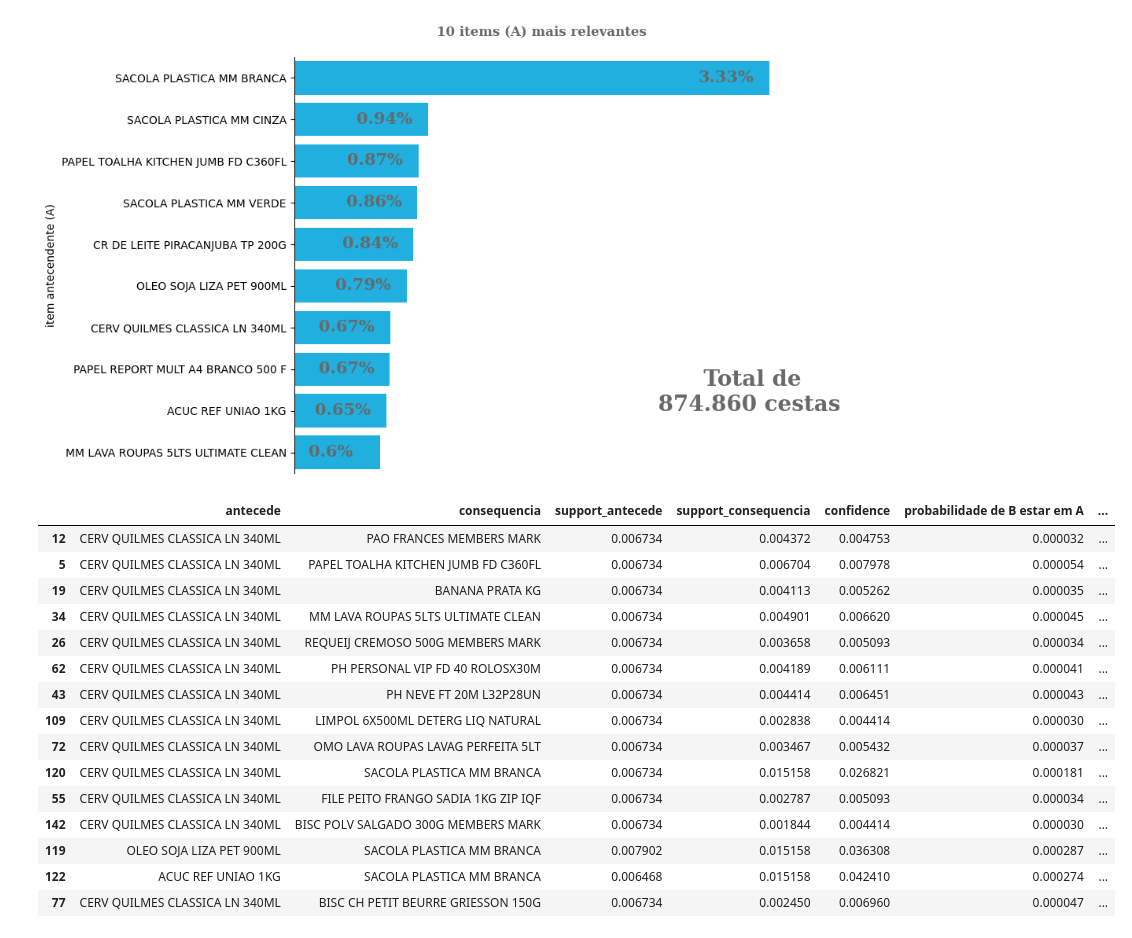
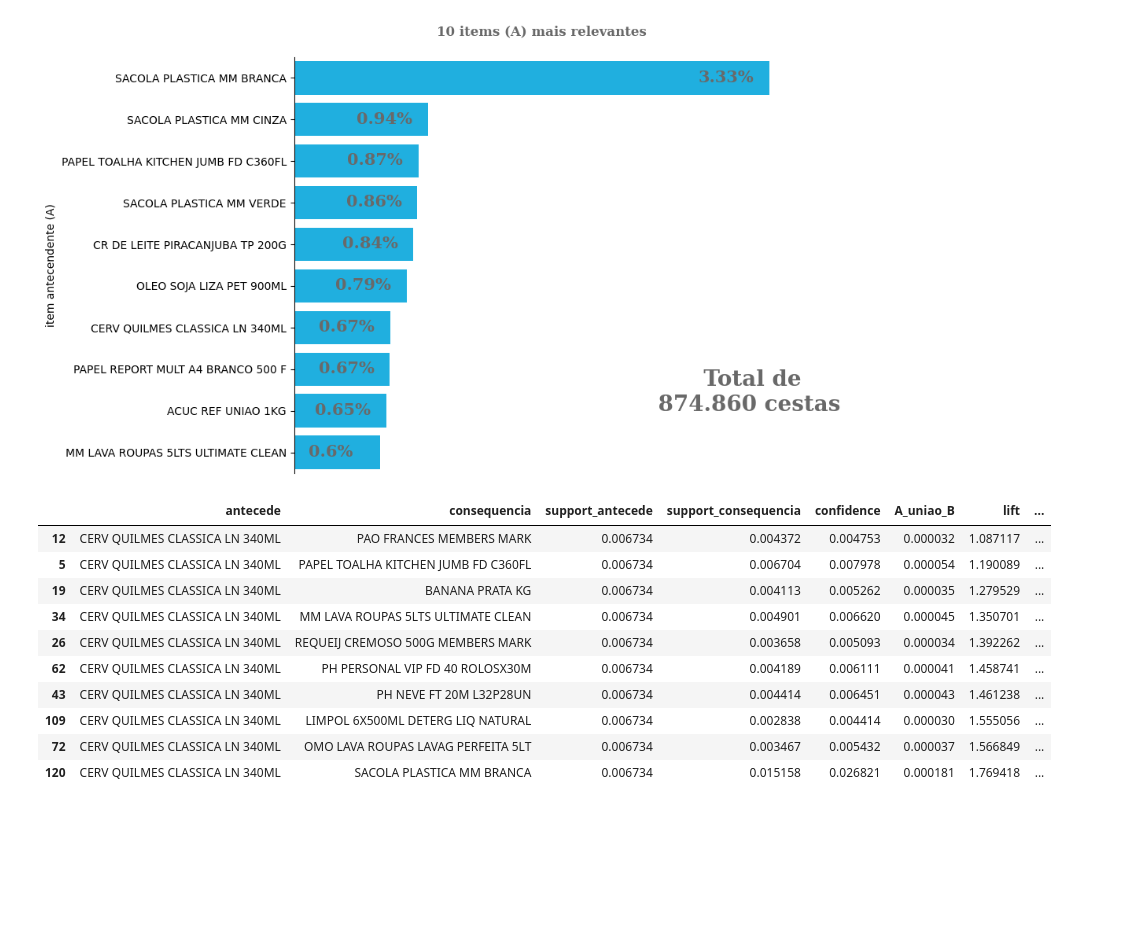
Before and after one commit to rafaelfabri/case, a Jupyter notebook: notebooks/parte_1_analytics.ipynb, the cells around one changed output. Cells and saved outputs as stored; diff of their text form; code cells hidden in the pictures; blank space fills up the shorter version.

```diff
--- a/notebooks/parte_1_analytics.ipynb
+++ b/notebooks/parte_1_analytics.ipynb
@@ -627,21 +627,16 @@ fig.savefig('10_items_mais_relevantes.png', dpi = 300)
 # %% [output]
 [figure]
 # %%
-df_final.sort_values(by = 'lift')[0:15]
+df_final.sort_values(by = 'lift')[0:10]
 # %% [output]
-|  | antecede | consequencia | support_antecede | support_consequencia | confidence | probabilidade de B estar em A | ... |
-| 12 | CERV QUILMES CLASSICA LN 340ML | PAO FRANCES MEMBERS MARK | 0.006734 | 0.004372 | 0.004753 | 0.000032 | ... |
-| 5 | CERV QUILMES CLASSICA LN 340ML | PAPEL TOALHA KITCHEN JUMB FD C360FL | 0.006734 | 0.006704 | 0.007978 | 0.000054 | ... |
-| 19 | CERV QUILMES CLASSICA LN 340ML | BANANA PRATA KG | 0.006734 | 0.004113 | 0.005262 | 0.000035 | ... |
-| 34 | CERV QUILMES CLASSICA LN 340ML | MM LAVA ROUPAS 5LTS ULTIMATE CLEAN | 0.006734 | 0.004901 | 0.006620 | 0.000045 | ... |
-| 26 | CERV QUILMES CLASSICA LN 340ML | REQUEIJ CREMOSO 500G MEMBERS MARK | 0.006734 | 0.003658 | 0.005093 | 0.000034 | ... |
-| 62 | CERV QUILMES CLASSICA LN 340ML | PH PERSONAL VIP FD 40 ROLOSX30M | 0.006734 | 0.004189 | 0.006111 | 0.000041 | ... |
-| 43 | CERV QUILMES CLASSICA LN 340ML | PH NEVE FT 20M L32P28UN | 0.006734 | 0.004414 | 0.006451 | 0.000043 | ... |
-| 109 | CERV QUILMES CLASSICA LN 340ML | LIMPOL 6X500ML DETERG LIQ NATURAL | 0.006734 | 0.002838 | 0.004414 | 0.000030 | ... |
-| 72 | CERV QUILMES CLASSICA LN 340ML | OMO LAVA ROUPAS LAVAG PERFEITA 5LT | 0.006734 | 0.003467 | 0.005432 | 0.000037 | ... |
-| 120 | CERV QUILMES CLASSICA LN 340ML | SACOLA PLASTICA MM BRANCA | 0.006734 | 0.015158 | 0.026821 | 0.000181 | ... |
-| 55 | CERV QUILMES CLASSICA LN 340ML | FILE PEITO FRANGO SADIA 1KG ZIP IQF | 0.006734 | 0.002787 | 0.005093 | 0.000034 | ... |
-| 142 | CERV QUILMES CLASSICA LN 340ML | BISC POLV SALGADO 300G MEMBERS MARK | 0.006734 | 0.001844 | 0.004414 | 0.000030 | ... |
-| 119 | OLEO SOJA LIZA PET 900ML | SACOLA PLASTICA MM BRANCA | 0.007902 | 0.015158 | 0.036308 | 0.000287 | ... |
-| 122 | ACUC REF UNIAO 1KG | SACOLA PLASTICA MM BRANCA | 0.006468 | 0.015158 | 0.042410 | 0.000274 | ... |
-| 77 | CERV QUILMES CLASSICA LN 340ML | BISC CH PETIT BEURRE GRIESSON 150G | 0.006734 | 0.002450 | 0.006960 | 0.000047 | ... |
+|  | antecede | consequencia | support_antecede | support_consequencia | confidence | A_uniao_B | lift | ... |
+| 12 | CERV QUILMES CLASSICA LN 340ML | PAO FRANCES MEMBERS MARK | 0.006734 | 0.004372 | 0.004753 | 0.000032 | 1.087117 | ... |
+| 5 | CERV QUILMES CLASSICA LN 340ML | PAPEL TOALHA KITCHEN JUMB FD C360FL | 0.006734 | 0.006704 | 0.007978 | 0.000054 | 1.190089 | ... |
+| 19 | CERV QUILMES CLASSICA LN 340ML | BANANA PRATA KG | 0.006734 | 0.004113 | 0.005262 | 0.000035 | 1.279529 | ... |
+| 34 | CERV QUILMES CLASSICA LN 340ML | MM LAVA ROUPAS 5LTS ULTIMATE CLEAN | 0.006734 | 0.004901 | 0.006620 | 0.000045 | 1.350701 | ... |
+| 26 | CERV QUILMES CLASSICA LN 340ML | REQUEIJ CREMOSO 500G MEMBERS MARK | 0.006734 | 0.003658 | 0.005093 | 0.000034 | 1.392262 | ... |
+| 62 | CERV QUILMES CLASSICA LN 340ML | PH PERSONAL VIP FD 40 ROLOSX30M | 0.006734 | 0.004189 | 0.006111 | 0.000041 | 1.458741 | ... |
+| 43 | CERV QUILMES CLASSICA LN 340ML | PH NEVE FT 20M L32P28UN | 0.006734 | 0.004414 | 0.006451 | 0.000043 | 1.461238 | ... |
+| 109 | CERV QUILMES CLASSICA LN 340ML | LIMPOL 6X500ML DETERG LIQ NATURAL | 0.006734 | 0.002838 | 0.004414 | 0.000030 | 1.555056 | ... |
+| 72 | CERV QUILMES CLASSICA LN 340ML | OMO LAVA ROUPAS LAVAG PERFEITA 5LT | 0.006734 | 0.003467 | 0.005432 | 0.000037 | 1.566849 | ... |
+| 120 | CERV QUILMES CLASSICA LN 340ML | SACOLA PLASTICA MM BRANCA | 0.006734 | 0.015158 | 0.026821 | 0.000181 | 1.769418 | ... |
```
Also changed, not shown: parts of 3 cells of this notebook, 5 other files.
